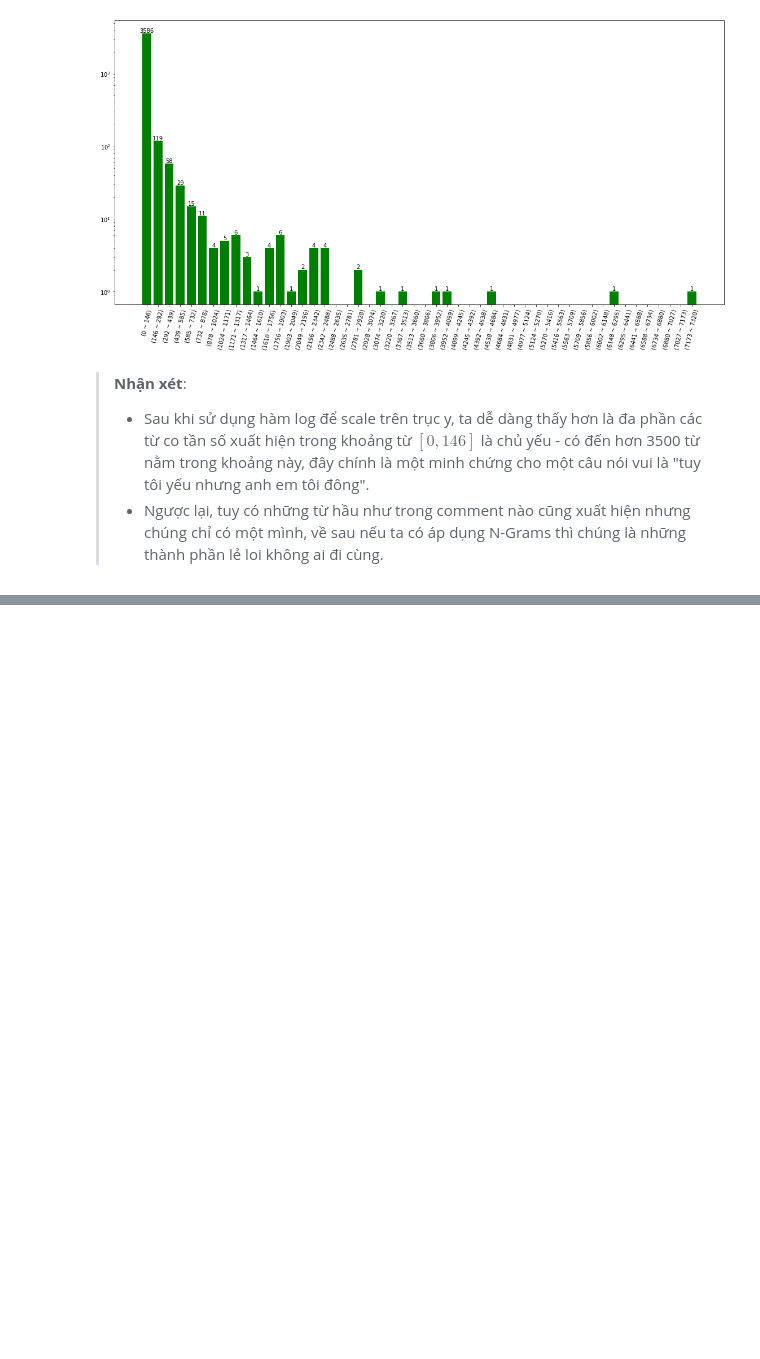
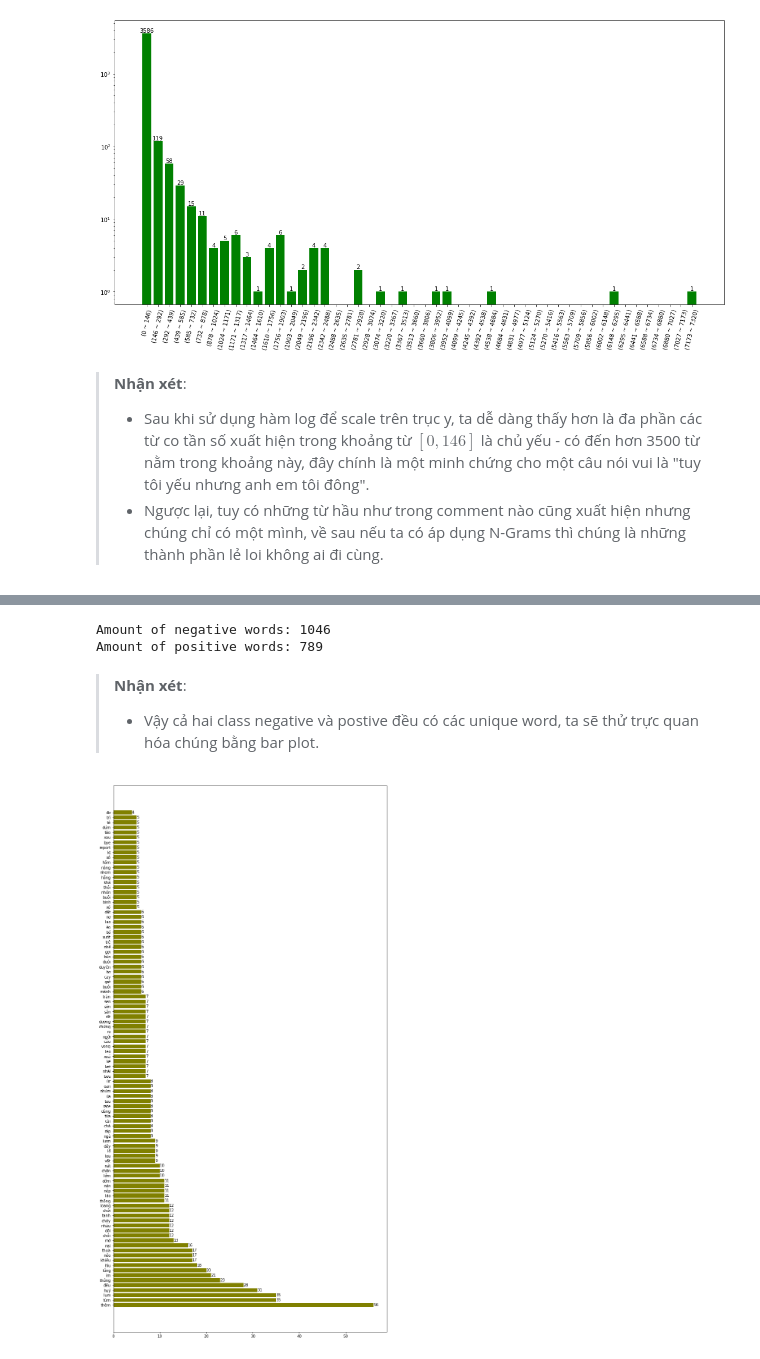
Before and after one commit to cuongpiger/SCL_KHVW_Sentiment_Analysis_Project, a Jupyter notebook: 03.eda.ipynb, the cells around one changed output, grey strips where cells are left out. Drawn from its saved outputs; the diff is of its cells as text; code cells hidden in the pictures; blank space fills up the shorter version.

```diff
--- a/03.eda.ipynb
+++ b/03.eda.ipynb
@@ -114,0 +130,17 @@ Detective.wordFrequencyGroupBarplot(word_freq['freq'].to_list(), True)
+# %%
+inter_words, neg_words, pos_words = Detective.intersectComplementWords(reviews)
+# %%
+# kiểm tra xem negative class và positive class có unique words không
+print(f"Amount of negative words: {len(neg_words)}")
+print(f"Amount of positive words: {len(pos_words)}")
+# %% [output]
+Amount of negative words: 1046
+Amount of positive words: 789
+# %% [markdown]
+> **Nhận xét**:
+> * Vậy cả hai class negative và postive đều có các unique word, ta sẽ thử trực quan hóa chúng bằng bar plot.
+# %%
+# negative words
+Detective.wordFrequencyBarplot(neg_words.head(100))
+# %% [output]
+[figure, added]
```
Also changed, not shown: parts of 12 cells of this notebook, 1 other file.
